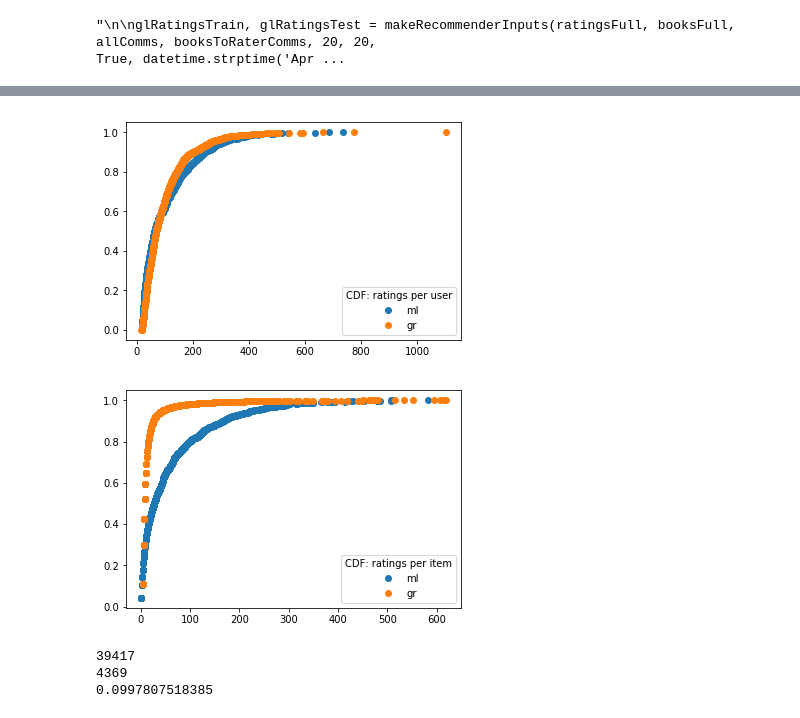
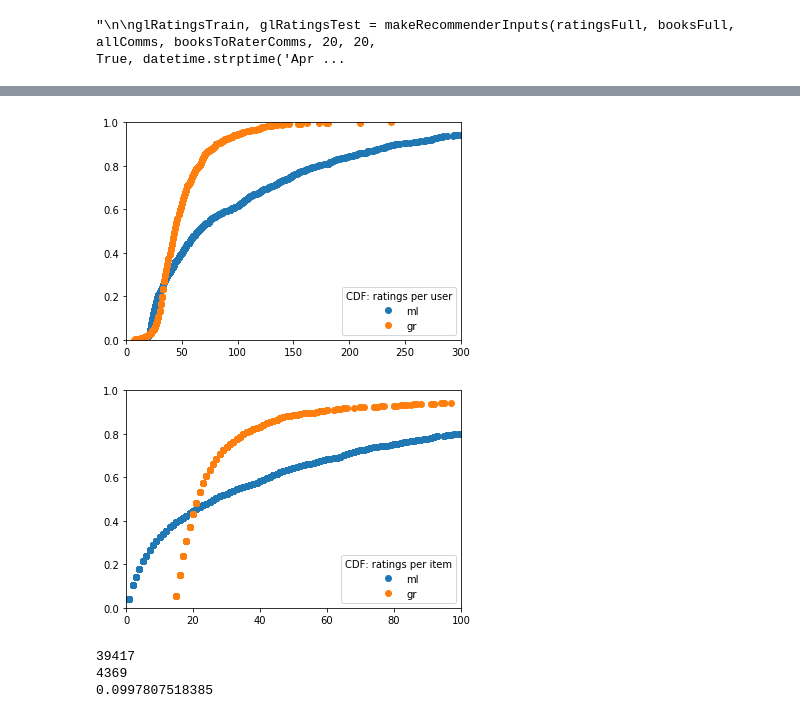
Before and after one commit to rfriel/goodreads_rating_prediction, a Jupyter notebook: src/modeling.ipynb, the cells around one changed output, grey strips where cells are left out. Drawn from its saved outputs; the diff is of its cells as text; code cells hidden in the pictures.

```diff
--- a/src/modeling.ipynb
+++ b/src/modeling.ipynb
@@ -93,7 +93,7 @@ header = ['user_id', 'item_id', 'rating', 'timestamp']
 df_ml = pd.read_csv('ml-100k/u.data', sep='\t', names=header)
 df_ml = df_ml.rename(columns={'user_id':'userID','item_id':'bookID'})
 
-df_gr = makeRecommenderInputs(ratingsFull, booksFull, allComms, booksToRaterComms, 5, 20, False).to_dataframe()
+df_gr = makeRecommenderInputs(ratingsFull, booksFull, allComms, booksToRaterComms, 15, 30, False).to_dataframe()
 # %%
 # EDA comparing movielens to GR
 
@@ -145,15 +145,17 @@ plt.legend(title='PDF: ratings per items');
 # %%
 plt.plot(df_ml_users,df_ml_users.rank()/len(df_ml_users.rank()),'o',label='ml');
 plt.plot(df_gr_users,df_gr_users.rank()/len(df_gr_users.rank()),'o',label='gr');
+plt.axis([0,300,0,1])
 plt.legend(title='CDF: ratings per user');
 # %% [output]
-[figure, old version]
+[figure, new version]
 # %%
 plt.plot(df_ml_items,df_ml_items.rank()/len(df_ml_items.rank()),'o',label='ml');
 plt.plot(df_gr_items,df_gr_items.rank()/len(df_gr_items.rank()),'o',label='gr');
+plt.axis([0,100,0,1])
 plt.legend(title='CDF: ratings per item');
 # %% [output]
-[figure, old version]
+[figure, new version]
 # %%
 # testing on movielens
 
```
Also changed, not shown: parts of 17 cells of this notebook.
